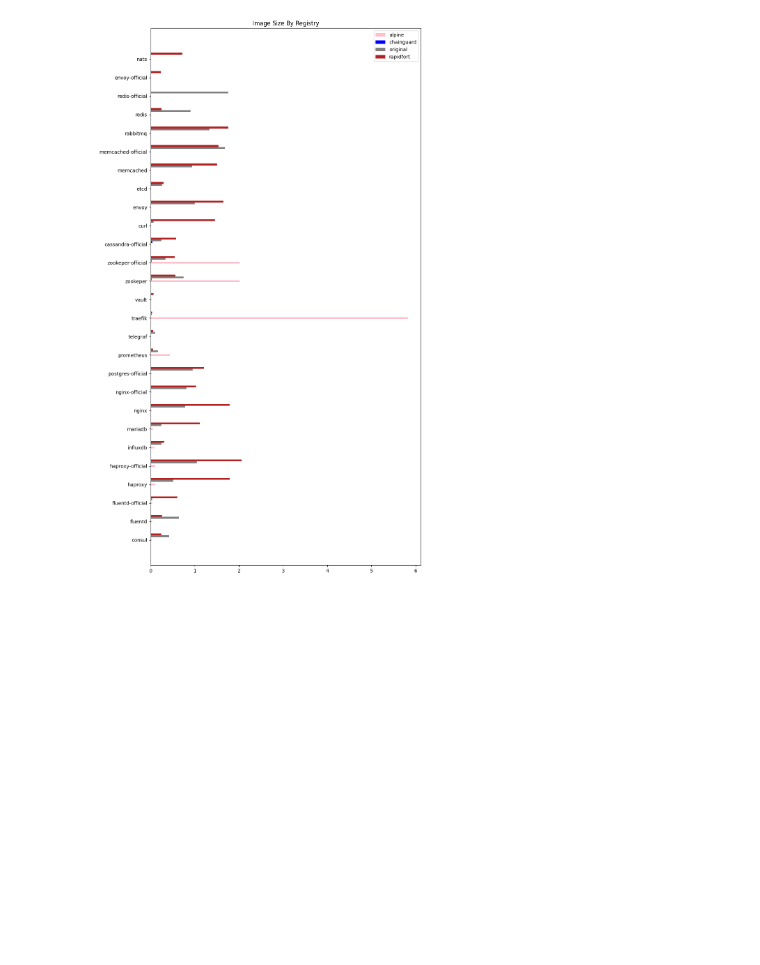
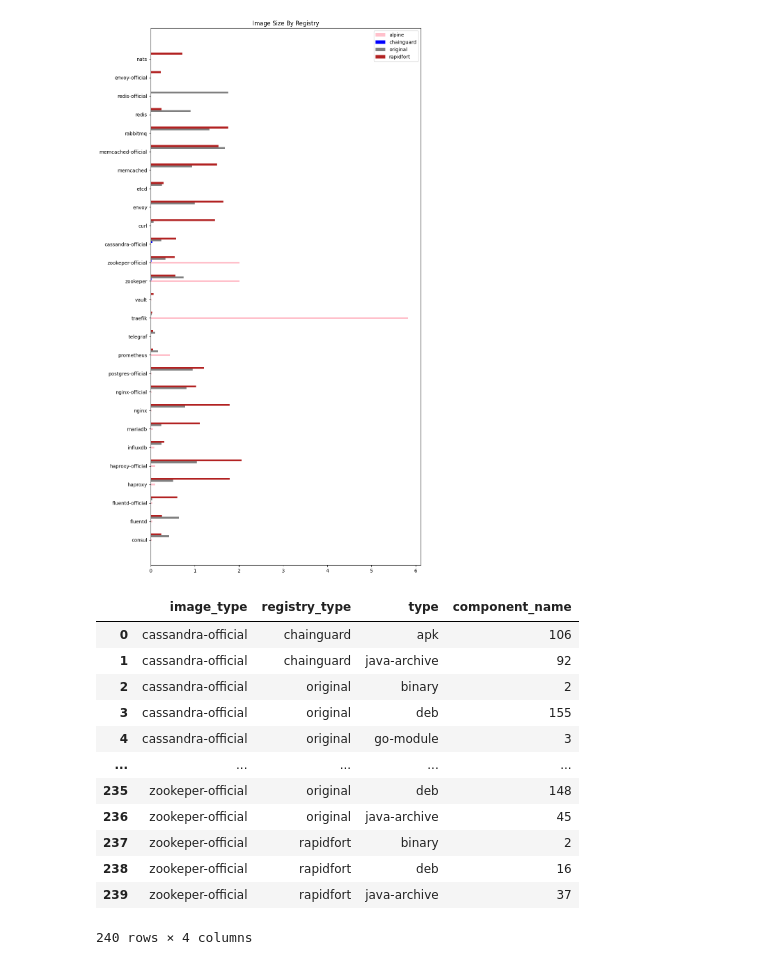
Before and after one commit to paulgibert/images-research, a Jupyter notebook: lab/study.ipynb, the cells around one changed output. Saved outputs shown, nothing was run; the diff lists cells and outputs as text; code cells hidden in the pictures; blank space fills up the shorter version.

```diff
--- a/lab/study.ipynb
+++ b/lab/study.ipynb
@@ -95,3 +95,24 @@ df.groupby("registry_type").describe()
 plot_df(df, "vpc")
 # %% [output]
 [figure]
+# %%
+image_name = "haproxy"
+
+full_comps_df = pd.read_csv(os.path.join("data", "out", "components.csv")) \
+                  .groupby(["image_type", "registry_type", "type"]).count()
+
+full_comps_df.reset_index().to_csv("data/out/comp_counts.csv")
+# %% [output]
+|  | image_type | registry_type | type | component_name |
+| 0 | cassandra-official | chainguard | apk | 106 |
+| 1 | cassandra-official | chainguard | java-archive | 92 |
+| 2 | cassandra-official | original | binary | 2 |
+| 3 | cassandra-official | original | deb | 155 |
+| 4 | cassandra-official | original | go-module | 3 |
+| ... | ... | ... | ... | ... |
+| 235 | zookeper-official | original | deb | 148 |
+| 236 | zookeper-official | original | java-archive | 45 |
+| 237 | zookeper-official | rapidfort | binary | 2 |
+| 238 | zookeper-official | rapidfort | deb | 16 |
+| 239 | zookeper-official | rapidfort | java-archive | 37 |
+240 rows × 4 columns
```
